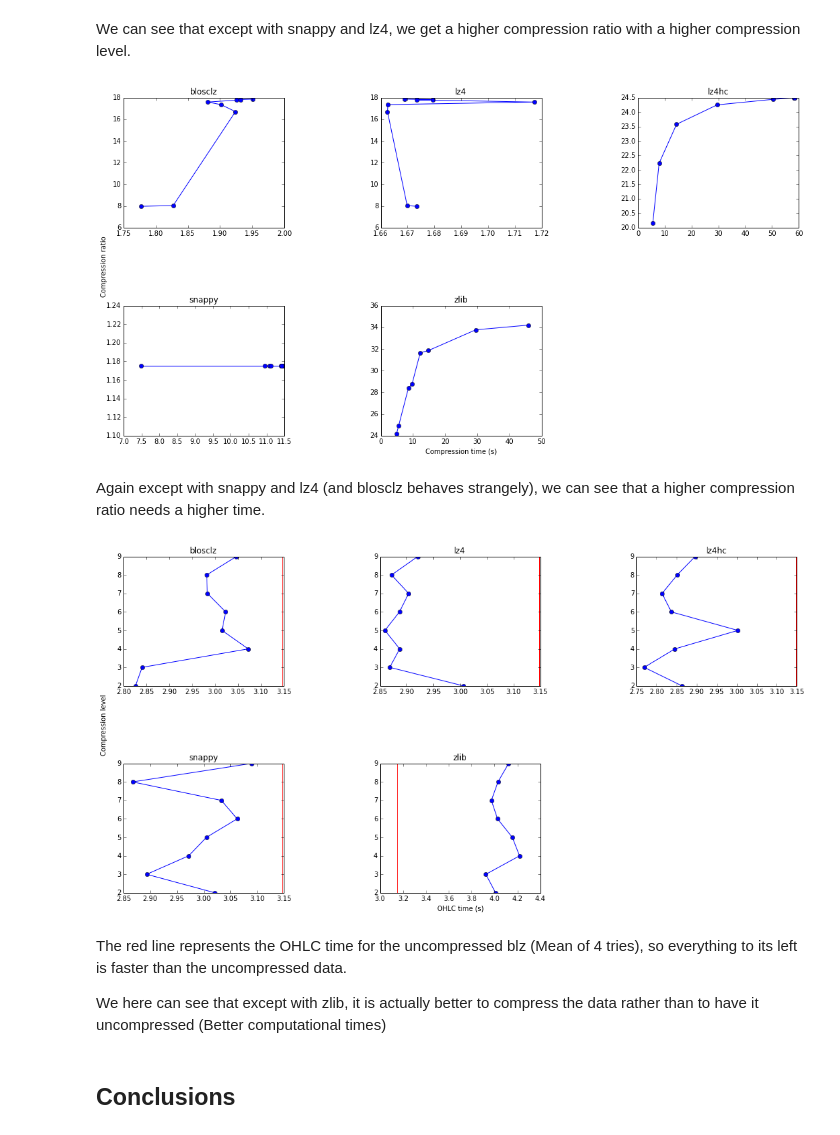
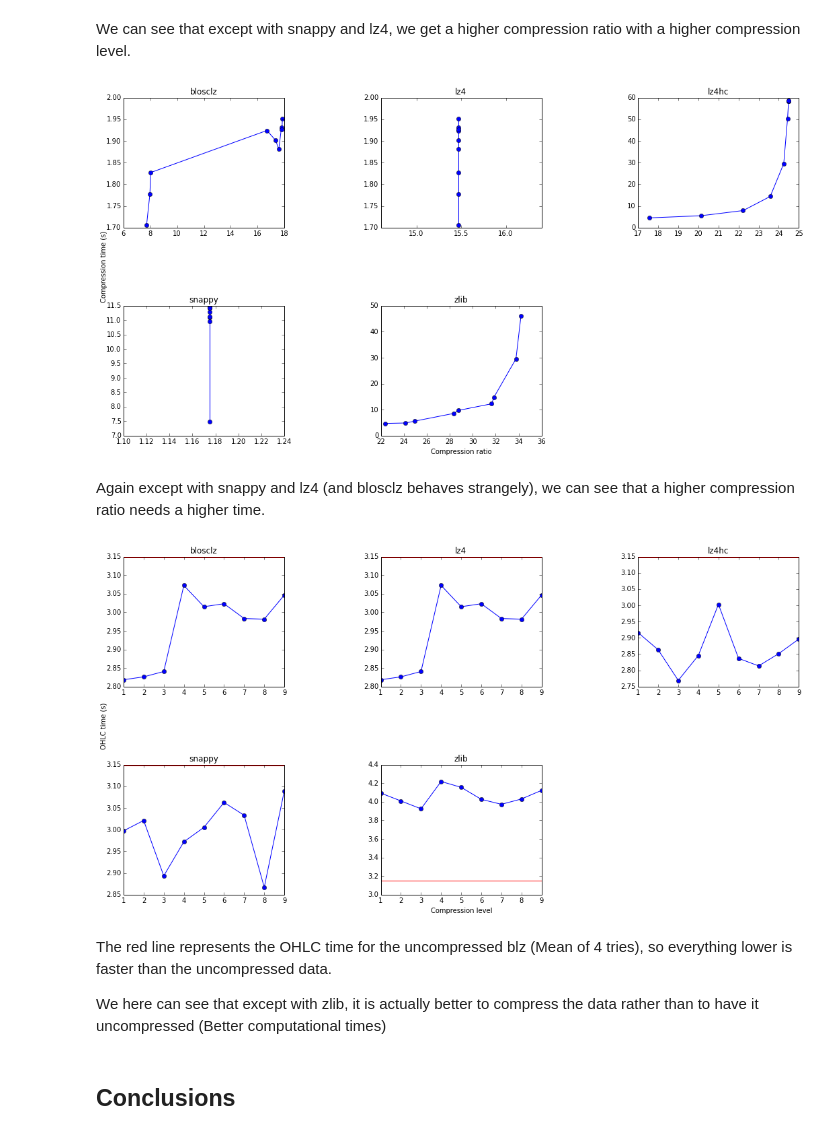
Before and after one commit to pablojimenezmateo/Big-Data, a Jupyter notebook: Btable benchmarks.ipynb, the cells around one changed output. Drawn from its saved outputs; the diff is of its cells as text; code cells hidden in the pictures.

```diff
--- a/Btable benchmarks.ipynb
+++ b/Btable benchmarks.ipynb
@@ -317,32 +317,32 @@ ax.spines['bottom'].set_color('none')
 ax.spines['left'].set_color('none')
 ax.spines['right'].set_color('none')
 ax.tick_params(labelcolor='w', top='off', bottom='off', left='off', right='off')
-ax.set_xlabel('Compression time (s)')
-ax.set_ylabel('Compression ratio')
+ax.set_ylabel('Compression time (s)')
+ax.set_xlabel('Compression ratio')
 
 #blosclz
 ax1.set_title('blosclz')
-ax1.plot(blosclz[3][2:], blosclz[2][2:], 'bo-')
+ax1.plot(blosclz[2][1:], blosclz[3][1:], 'bo-')
 
 #lz4
 ax2.set_title('lz4')
-ax2.plot(lz4[3][2:], blosclz[2][2:], 'bo-')
+ax2.plot(lz4[2][1:], blosclz[3][1:], 'bo-')
 
 #lz4hc
 ax3.set_title('lz4hc')
-ax3.plot(lz4hc[3][2:], lz4hc[2][2:], 'bo-')
+ax3.plot(lz4hc[2][1:], lz4hc[3][1:], 'bo-')
 
 #snappy
 ax4.set_title('snappy')
-ax4.plot(snappy[3][2:], snappy[2][2:], 'bo-')
+ax4.plot(snappy[2][1:], snappy[3][1:], 'bo-')
 
 #zlib
 ax5.set_title('zlib')
-ax5.plot(zlib[3][2:], zlib[2][2:], 'bo-')
+ax5.plot(zlib[2][1:], zlib[3][1:], 'bo-')
 
 plt.show()
 # %% [output]
-[figure, old version]
+[figure, new version]
 # %% [markdown]
 Again except with snappy and lz4 (and blosclz behaves strangely), we can see that a higher compression ratio needs a higher time.
 # %%
@@ -352,50 +352,50 @@ ax = fig.add_subplot(111)
 ax1 = fig.add_subplot(231)
 ax2 = fig.add_subplot(232)
 ax3 = fig.add_subplot(233)
 ax4 = fig.add_subplot(234)
 ax5 = fig.add_subplot(235)
 plt.subplots_adjust(wspace=0.6, hspace=0.6)
 ax.spines['top'].set_color('none')
 ax.spines['bottom'].set_color('none')
 ax.spines['left'].set_color('none')
 ax.spines['right'].set_color('none')
 ax.tick_params(labelcolor='w', top='off', bottom='off', left='off', right='off')
-ax.set_xlabel('OHLC time (s)')
-ax.set_ylabel('Compression level')
+ax.set_ylabel('OHLC time (s)')
+ax.set_xlabel('Compression level')
 
-#X value for red line
-X = (float(blosclz[4][1]) + float(lz4[4][1]) + float(lz4hc[4][1]) + float(snappy[4][1]) + float(zlib[4][1]))/len(cmethods)
+#Y value for red line
+Y = (float(blosclz[4][1]) + float(lz4[4][1]) + float(lz4hc[4][1]) + float(snappy[4][1]) + float(zlib[4][1]))/len(cmethods)
 
 #blosclz
 ax1.set_title('blosclz')
-ax1.plot(blosclz[4][2:], blosclz[0][2:], 'bo-')
-ax1.axvline(X, color = 'r')
+ax1.plot(blosclz[0][1:], blosclz[4][1:], 'bo-')
+ax1.axhline(Y, color = 'r')
 
 #lz4
 ax2.set_title('lz4')
-ax2.plot(lz4[4][2:], blosclz[0][2:], 'bo-')
-ax2.axvline(X, color = 'r')
+ax2.plot(lz4[0][1:], blosclz[4][1:], 'bo-')
+ax2.axhline(Y, color = 'r')
 
 #lz4hc
 ax3.set_title('lz4hc')
-ax3.plot(lz4hc[4][2:], lz4hc[0][2:], 'bo-')
-ax3.axvline(X, color = 'r')
+ax3.plot(lz4hc[0][1:], lz4hc[4][1:], 'bo-')
+ax3.axhline(Y, color = 'r')
 
 #snappy
 ax4.set_title('snappy')
-ax4.plot(snappy[4][2:], snappy[0][2:], 'bo-')
-ax4.axvline(X, color = 'r')
+ax4.plot(snappy[0][1:], snappy[4][1:], 'bo-')
+ax4.axhline(Y, color = 'r')
 
 #zlib
 ax5.set_title('zlib')
-ax5.plot(zlib[4][2:], zlib[0][2:], 'bo-')
-ax5.axvline(X, color = 'r')
+ax5.plot(zlib[0][1:], zlib[4][1:], 'bo-')
+ax5.axhline(Y, color = 'r')
 
 plt.show()
 # %% [output]
-[figure, old version]
+[figure, new version]
 # %% [markdown]
-The red line represents the OHLC time for the uncompressed blz (Mean of 4 tries), so everything to its left is faster than the uncompressed data.
+The red line represents the OHLC time for the uncompressed blz (Mean of 4 tries), so everything lower is faster than the uncompressed data.
 
 We here can see that except with zlib, it is actually better to compress the data rather than to have it uncompressed (Better computational times)
 # %% [markdown]
```
Also changed, not shown: parts of 1 cell of this notebook, 2 other files.
